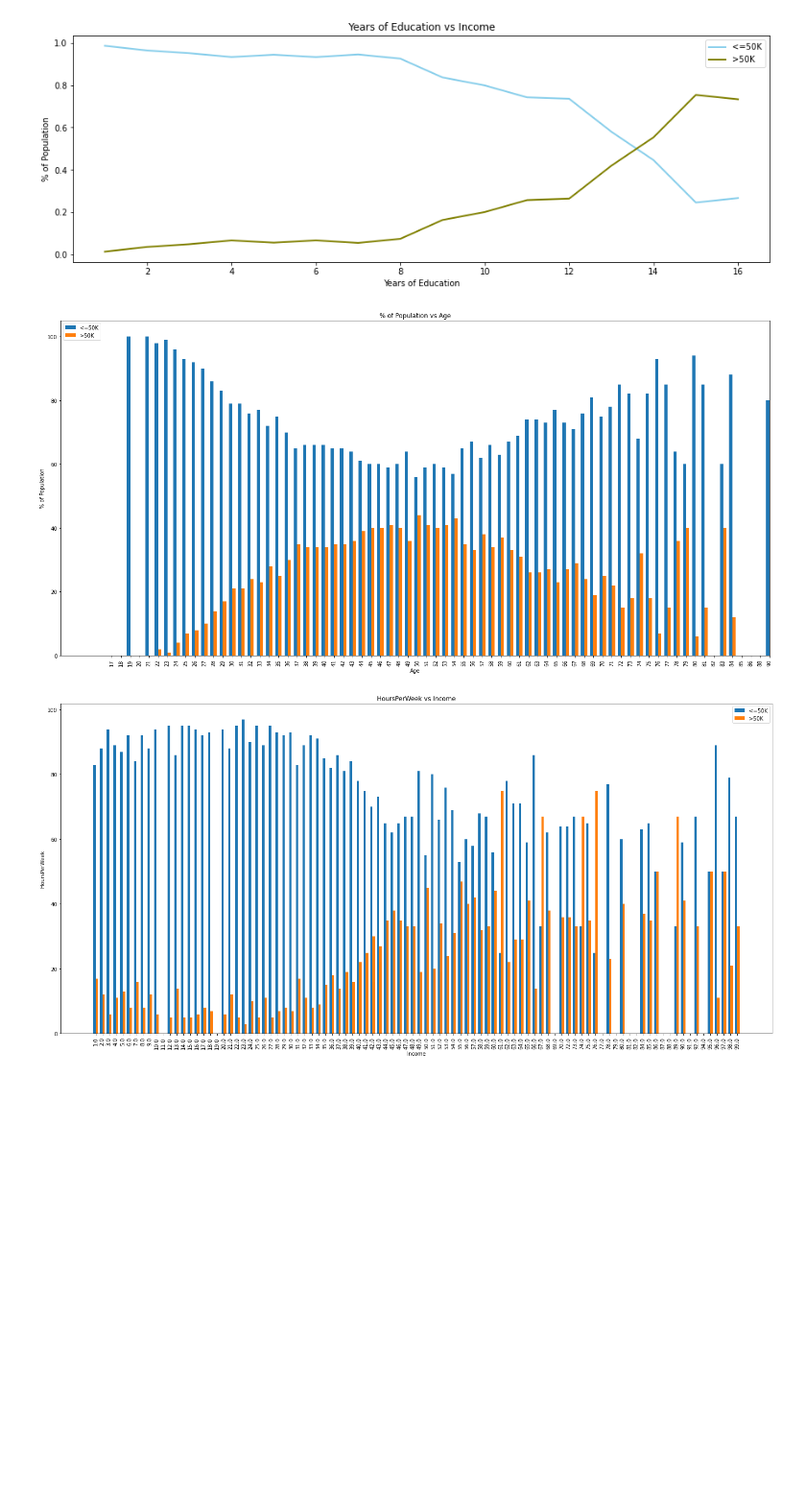
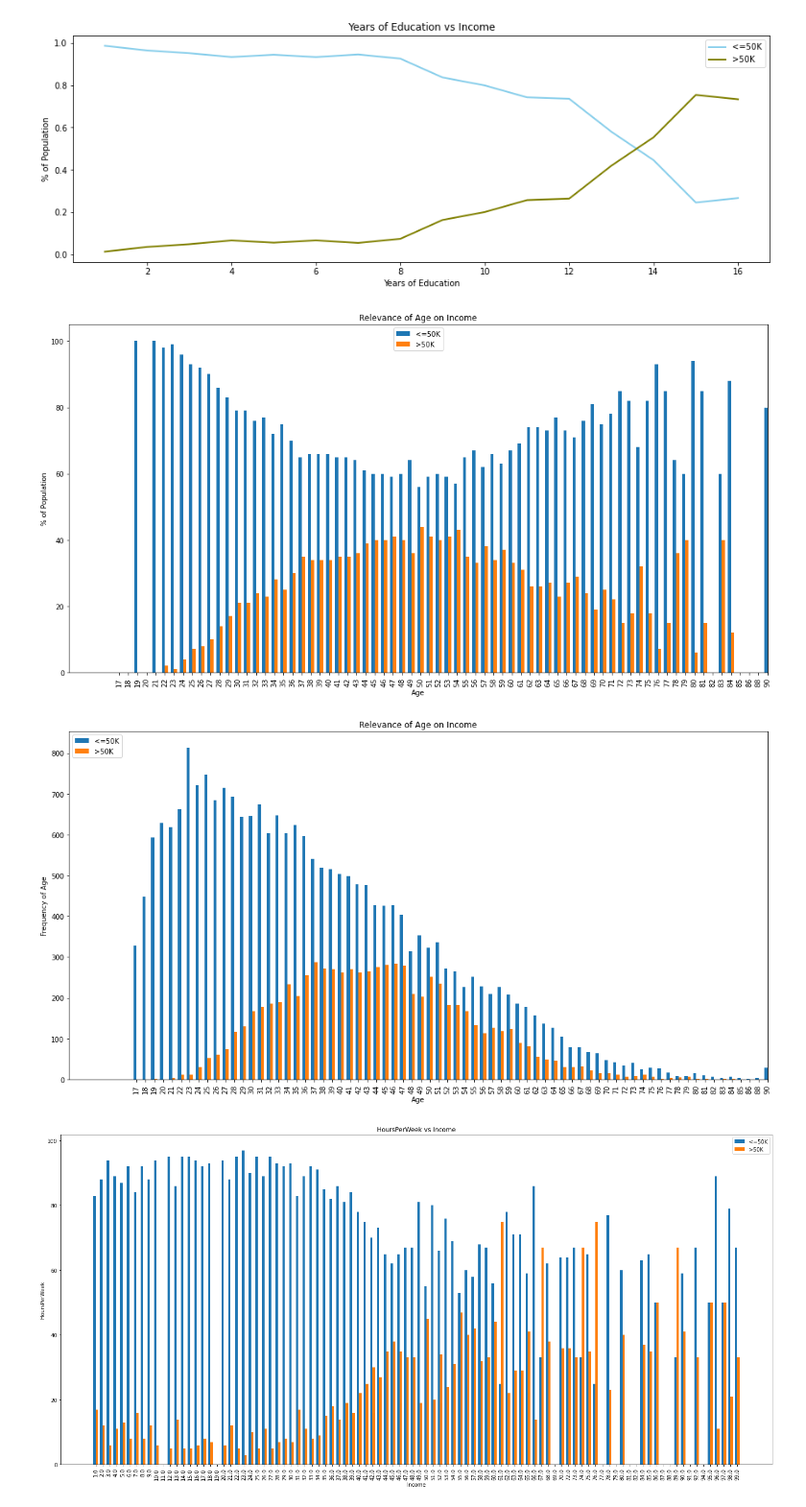
Before and after one commit to Abhik91/CSE578-Data-Visualization, a Jupyter notebook: IncomeAnalysis.ipynb, the cells around one changed output. Shown at 96% size. Drawn from its saved outputs; the diff is of its cells as text; code cells hidden in the pictures; blank space fills up the shorter version.

```diff
--- a/IncomeAnalysis.ipynb
+++ b/IncomeAnalysis.ipynb
@@ -44,7 +44,7 @@ def col_vs_income(labels, less_than_fifty, greater_than_fifty, title, xlabel, yl
     width = 0.35  # the width of the bars
 
     if(reduce_clutter):
-        fig, ax = plt.subplots(figsize=(20, 10))
+        fig, ax = plt.subplots(figsize=(15,8))
     else:
         fig, ax = plt.subplots(figsize=(15,8))
     rects1 = ax.bar(x - width/2, less_than_fifty, width, label='<=50K')
@@ -256,9 +270,11 @@ plot_line_chart('EducationNum', 'Years of Education', '% of Population', 'Years
 # %% [output]
 [figure]
 # %%
-plot_bar_chart('Age', '% of Population vs Age', 'Age', '% of Population', False, True)
+plot_bar_chart('Age', 'Relevance of Age on Income', 'Age', '% of Population', False, True)
+plot_bar_chart('Age', 'Relevance of Age on Income', 'Age', 'Frequency of Age', True, True)
 # %% [output]
-[figure, old version]
+[figure, new version]
+[figure, added]
 # %%
 plot_bar_chart('HoursPerWeek', 'HoursPerWeek vs Income', 'Income', 'HoursPerWeek', reduce_clutter=True)
 # %% [output]
```
Also changed, not shown: parts of 6 cells of this notebook.
